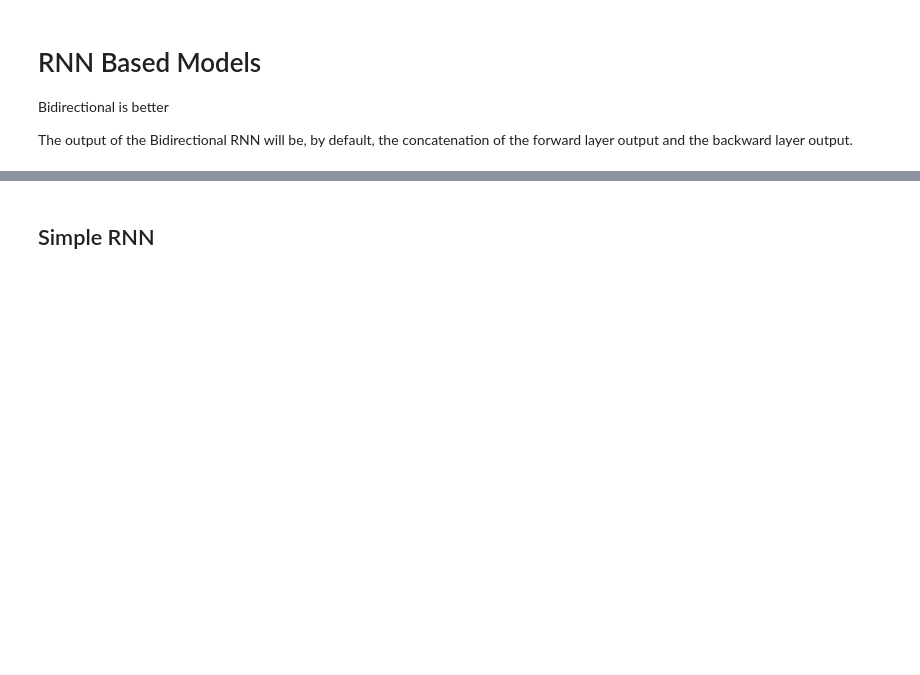
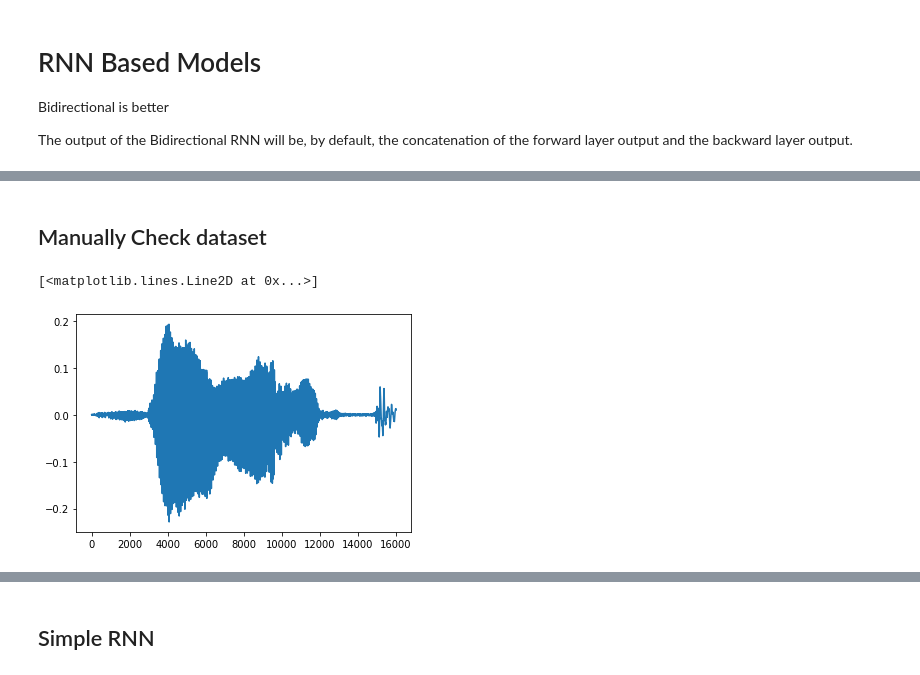
Before and after one commit to rmazzier/HDA-Project-Key-Word-Spotting, a Jupyter notebook: RNN Experiments.ipynb, the cells around one changed output, grey strips where cells are left out. Saved outputs shown, nothing was run; the diff lists cells and outputs as text; code cells hidden in the pictures; blank space fills up the shorter version.

```diff
--- a/RNN Experiments.ipynb
+++ b/RNN Experiments.ipynb
@@ -119,0 +140,7 @@ array([[ 0.00670831, -0.00058554, -0.00036658, ...,  0.        ,
+# %% [markdown]
+## Manually Check dataset
+# %%
+plt.plot(decode_audio(X_train[1]))
+# %% [output]
+[<matplotlib.lines.Line2D at 0x...>]
+[figure, added]
```
Also changed, not shown: parts of 67 cells of this notebook, 21 other files.
